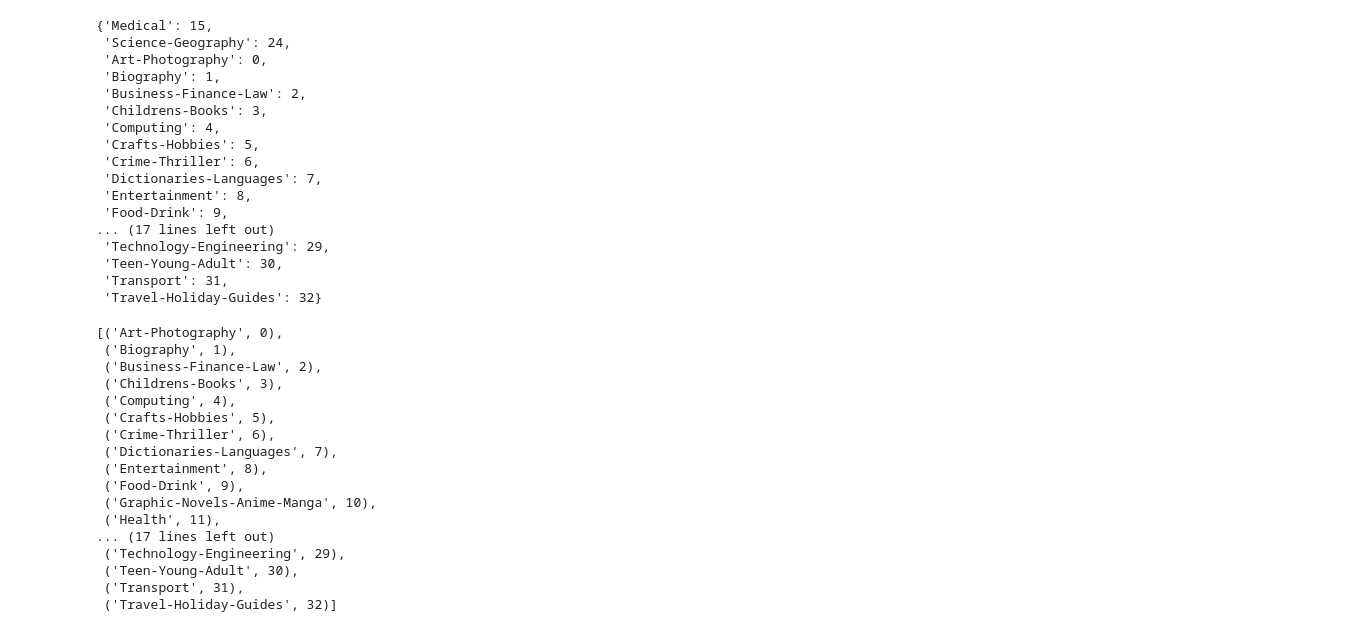
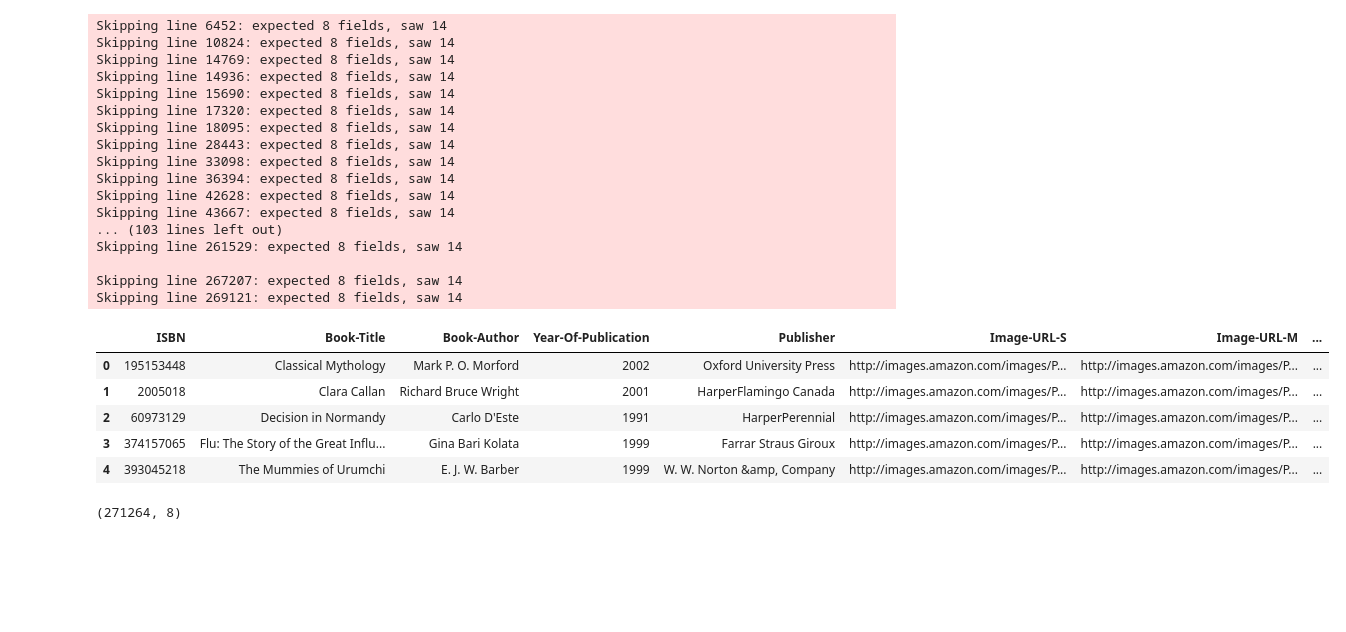
Before and after one commit to Ananthu2oo3/ai_recomendation_library, a Jupyter notebook: data/preprosessing.ipynb, the cells around one changed output. Cells and saved outputs as stored; diff of their text form; code cells hidden in the pictures; blank space fills up the shorter version.

Commit message:
-mWorkin on pivot table

```diff
--- a/data/preprosessing.ipynb
+++ b/data/preprosessing.ipynb
@@ -57,42 +4,31 @@ array(['Medical', 'Science-Geography', 'Art-Photography', 'Biography',
-# %%
-map = dict(zip(df['category'],df['Category_types']))
-map
-# %% [output]
-{'Medical': 15,
- 'Science-Geography': 24,
- 'Art-Photography': 0,
- 'Biography': 1,
- 'Business-Finance-Law': 2,
- 'Childrens-Books': 3,
- 'Computing': 4,
- 'Crafts-Hobbies': 5,
- 'Crime-Thriller': 6,
- 'Dictionaries-Languages': 7,
- 'Entertainment': 8,
- 'Food-Drink': 9,
-... (17 lines left out)
- 'Technology-Engineering': 29,
- 'Teen-Young-Adult': 30,
- 'Transport': 31,
- 'Travel-Holiday-Guides': 32}
-# %%
-sort = sorted(map.items())
-sort
-# %% [output]
-[('Art-Photography', 0),
- ('Biography', 1),
- ('Business-Finance-Law', 2),
- ('Childrens-Books', 3),
- ('Computing', 4),
- ('Crafts-Hobbies', 5),
- ('Crime-Thriller', 6),
- ('Dictionaries-Languages', 7),
- ('Entertainment', 8),
- ('Food-Drink', 9),
- ('Graphic-Novels-Anime-Manga', 10),
- ('Health', 11),
-... (17 lines left out)
- ('Technology-Engineering', 29),
- ('Teen-Young-Adult', 30),
- ('Transport', 31),
- ('Travel-Holiday-Guides', 32)]
+# %%
+books  = pd.read_csv("/home/ananthu/machine_learning/ai_recomendation_library/data/books_data/book.csv", on_bad_lines='warn')
+books.head()
+# %% [output]
+Skipping line 6452: expected 8 fields, saw 14
+Skipping line 10824: expected 8 fields, saw 14
+Skipping line 14769: expected 8 fields, saw 14
+Skipping line 14936: expected 8 fields, saw 14
+Skipping line 15690: expected 8 fields, saw 14
+Skipping line 17320: expected 8 fields, saw 14
+Skipping line 18095: expected 8 fields, saw 14
+Skipping line 28443: expected 8 fields, saw 14
+Skipping line 33098: expected 8 fields, saw 14
+Skipping line 36394: expected 8 fields, saw 14
+Skipping line 42628: expected 8 fields, saw 14
+Skipping line 43667: expected 8 fields, saw 14
+... (103 lines left out)
+Skipping line 261529: expected 8 fields, saw 14
+
+Skipping line 267207: expected 8 fields, saw 14
+Skipping line 269121: expected 8 fields, saw 14
+|  | ISBN | Book-Title | Book-Author | Year-Of-Publication | Publisher | Image-URL-S | Image-URL-M | ... |
+| 0 | 195153448 | Classical Mythology | Mark P. O. Morford | 2002 | Oxford University Press | http://images.amazon.com/images/P... | http://images.amazon.com/images/P... | ... |
+| 1 | 2005018 | Clara Callan | Richard Bruce Wright | 2001 | HarperFlamingo Canada | http://images.amazon.com/images/P... | http://images.amazon.com/images/P... | ... |
+| 2 | 60973129 | Decision in Normandy | Carlo D'Este | 1991 | HarperPerennial | http://images.amazon.com/images/P... | http://images.amazon.com/images/P... | ... |
+| 3 | 374157065 | Flu: The Story of the Great Influ... | Gina Bari Kolata | 1999 | Farrar Straus Giroux | http://images.amazon.com/images/P... | http://images.amazon.com/images/P... | ... |
+| 4 | 393045218 | The Mummies of Urumchi | E. J. W. Barber | 1999 | W. W. Norton &amp, Company | http://images.amazon.com/images/P... | http://images.amazon.com/images/P... | ... |
+# %%
+print(books.shape)
+# %% [output]
+(271264, 8)
```
Also changed, not shown: parts of 23 cells of this notebook, 1 other file.
